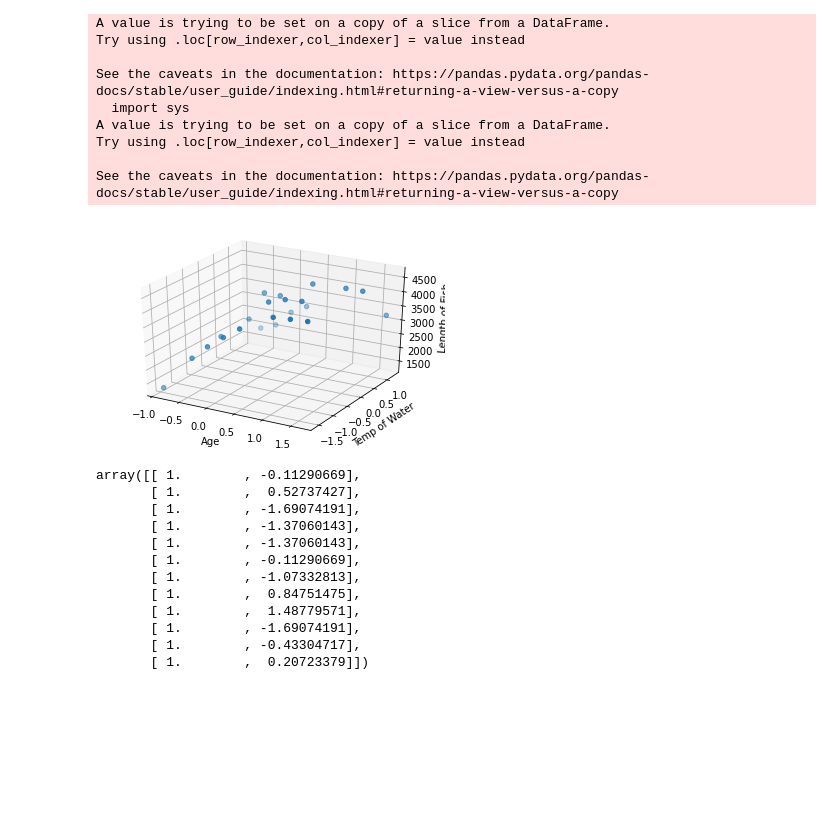
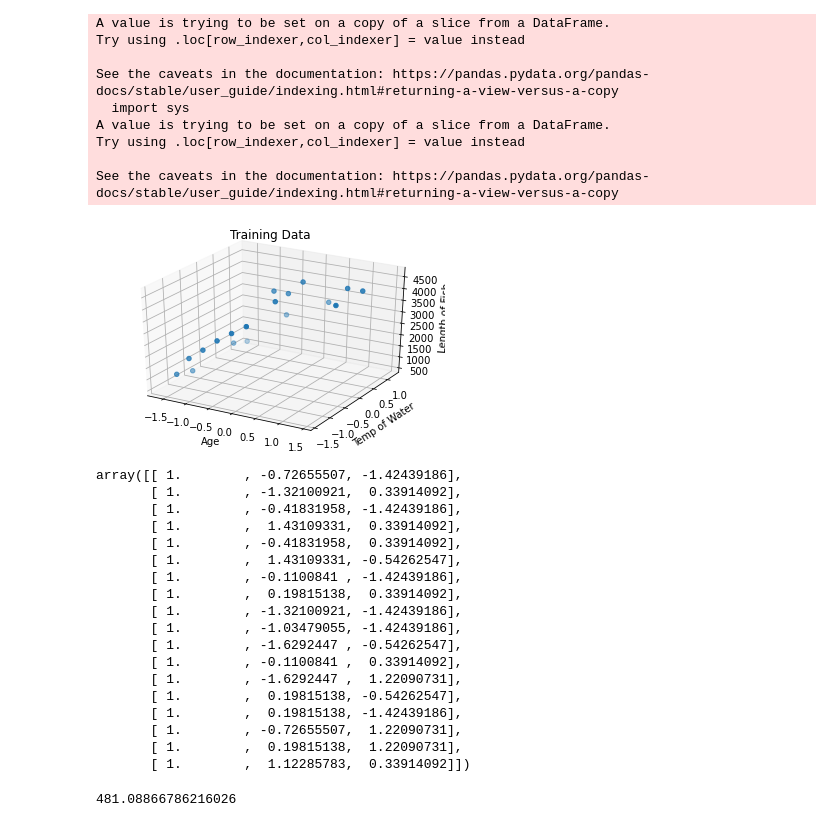
Before and after one commit to Prakhar-Saxena/CollegeAssignments, a Jupyter notebook: CS383/assn1/assn1.ipynb, the cells around one changed output. Saved outputs shown, nothing was run; the diff lists cells and outputs as text; code cells hidden in the pictures; blank space fills up the shorter version.

```diff
--- a/CS383/assn1/assn1.ipynb
+++ b/CS383/assn1/assn1.ipynb
@@ -347,29 +349,44 @@ See the caveats in the documentation: https://pandas.pydata.org/pandas-docs/stab
 # %%
 fig = plt.figure().gca(projection='3d')
 fig.scatter(X_test['Age'], X_test['Temp of Water'], Y_test, 'bo')
+fig.set_title('Training Data')
 fig.set_xlabel('Age')
 fig.set_ylabel('Temp of Water')
 fig.set_zlabel('Length of Fish')
 plt.show()
 # %% [output]
-[figure, old version]
+[figure, new version]
 # %%
 #5
-X_tr = np.c_[np.ones(len(X_train_std)),X_train_std]
+X_tr = np.c_[np.ones(len(X_train)),X_train]
 X_tr = np.array(X_tr)
+X_ts = np.c_[np.ones(len(X_test)),X_test]
+X_ts = np.array(X_ts)
 Y_tr = np.array(Y_train)
-X_ts = np.c_[np.ones(len(X_test_std)),X_test_std]
-X_ts = np.array(X_ts)
+Y_ts = np.array(Y_test)
+
+# X_tr = np.c_[np.ones(len(X_train_std)),X_train_std]
+# X_tr = np.array(X_tr)
+# Y_tr = np.array(Y_train)
+# X_ts = np.c_[np.ones(len(X_test_std)),X_test_std]
+# X_ts = np.array(X_ts)
+X_ts
 # %% [output]
-array([[ 1.        , -0.11290669],
-       [ 1.        ,  0.52737427],
-       [ 1.        , -1.69074191],
-       [ 1.        , -1.37060143],
-       [ 1.        , -1.37060143],
-       [ 1.        , -0.11290669],
-       [ 1.        , -1.07332813],
-       [ 1.        ,  0.84751475],
-       [ 1.        ,  1.48779571],
-       [ 1.        , -1.69074191],
-       [ 1.        , -0.43304717],
-       [ 1.        ,  0.20723379]])
+array([[ 1.        , -0.72655507, -1.42439186],
+       [ 1.        , -1.32100921,  0.33914092],
+       [ 1.        , -0.41831958, -1.42439186],
+       [ 1.        ,  1.43109331,  0.33914092],
+       [ 1.        , -0.41831958,  0.33914092],
+       [ 1.        ,  1.43109331, -0.54262547],
+       [ 1.        , -0.1100841 , -1.42439186],
+       [ 1.        ,  0.19815138,  0.33914092],
+       [ 1.        , -1.32100921, -1.42439186],
+       [ 1.        , -1.03479055, -1.42439186],
+       [ 1.        , -1.6292447 , -0.54262547],
+       [ 1.        , -0.1100841 ,  0.33914092],
+       [ 1.        , -1.6292447 ,  1.22090731],
+       [ 1.        ,  0.19815138, -0.54262547],
+       [ 1.        ,  0.19815138, -1.42439186],
+       [ 1.        , -0.72655507,  1.22090731],
+       [ 1.        ,  0.19815138,  1.22090731],
+       [ 1.        ,  1.12285783,  0.33914092]])
@@ -382,0 +422,7 @@ def B(a,b,k):
+# %%
+#6
+mean_error_squared_sum = error_squared_sum / test_df.shape[0]
+root_mean_error_squared_sum = mean_error_squared_sum**(0.5)
+root_mean_error_squared_sum
+# %% [output]
+481.08866786216026
```
Also changed, not shown: parts of 7 cells of this notebook.
